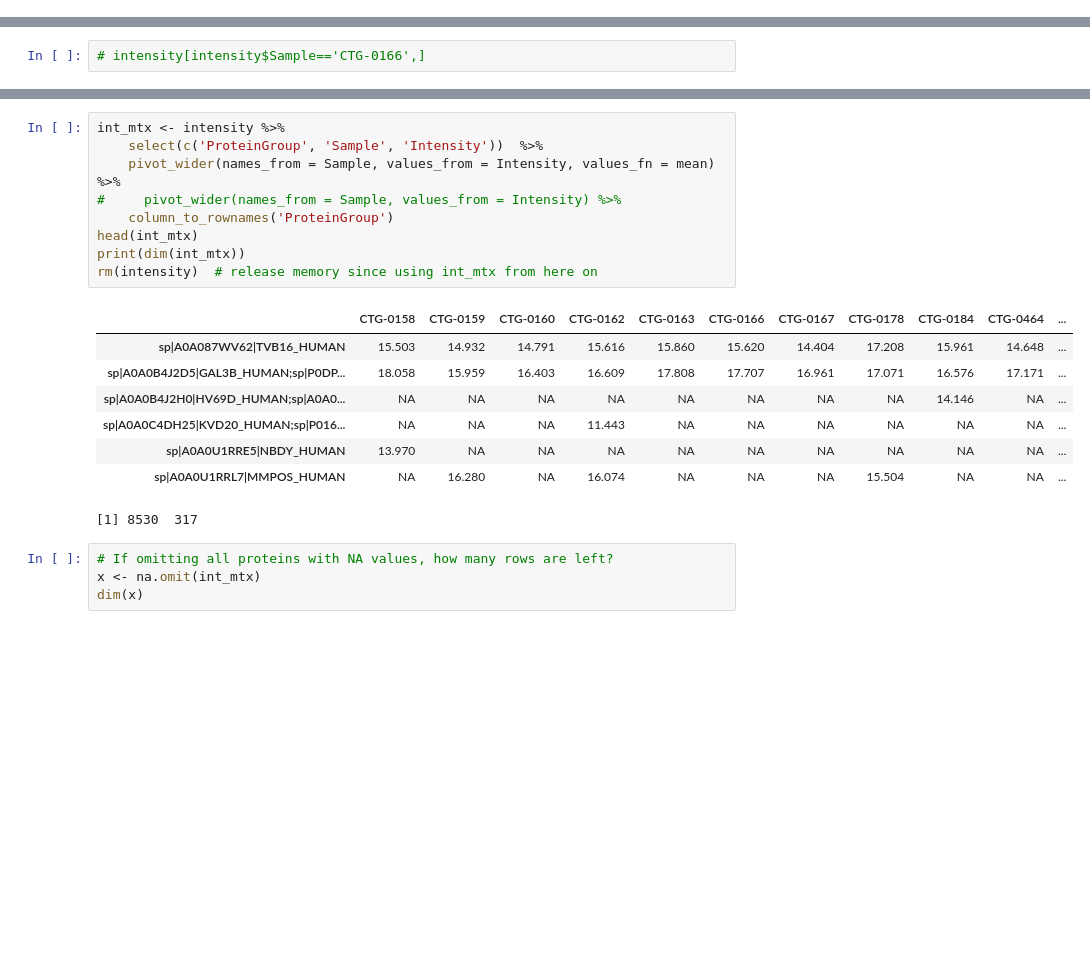
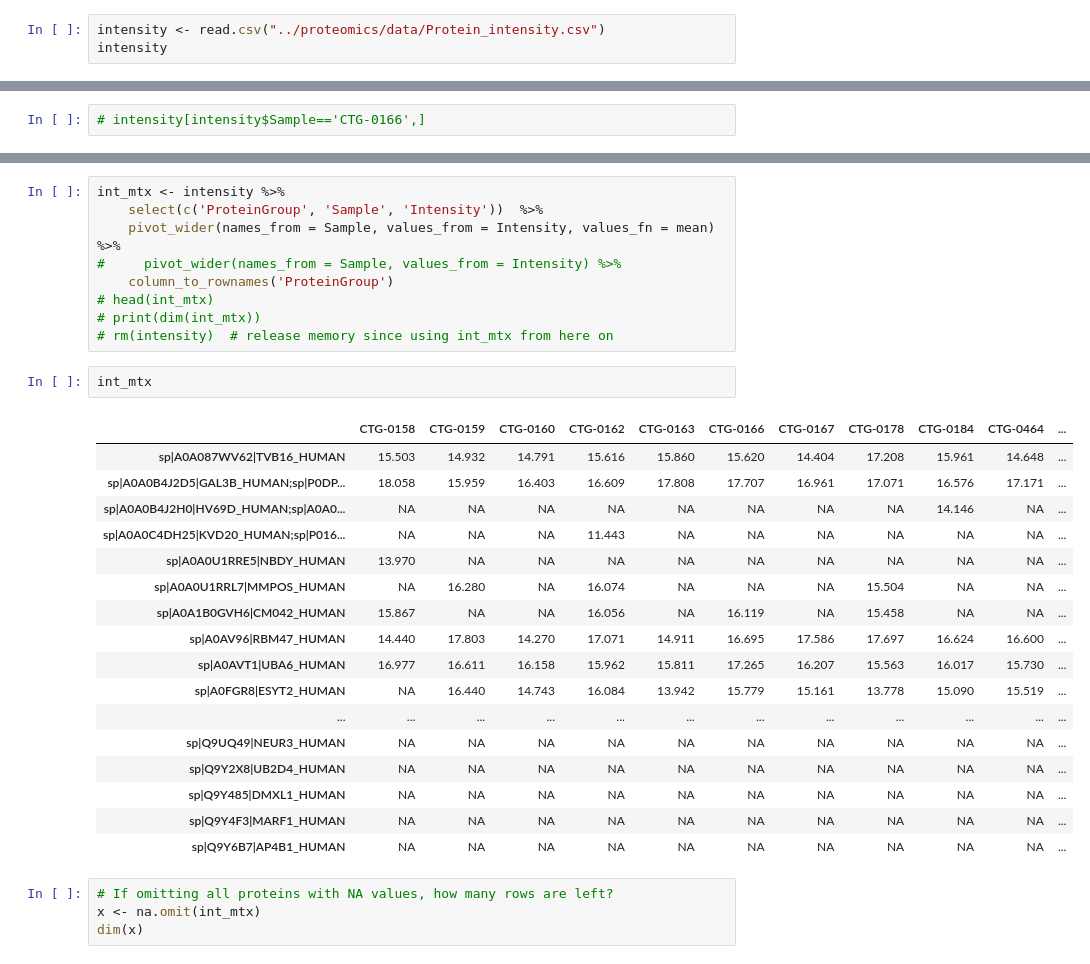
Before and after one commit to liorbey/lumin-workstation-materials, a Jupyter notebook: proteomics_data.ipynb, the cells around one changed output, grey strips where cells are left out. Saved outputs shown, nothing was run; the diff lists cells and outputs as text; blank space fills up the shorter version.

Commit message:
Update proteomics_data before deleting from this repo

```diff
--- a/proteomics_data.ipynb
+++ b/proteomics_data.ipynb
@@ -75,3 +75,6 @@ Possible reason: the original data have Inf. The R language calculated it to som
 # note: without filtering, the dimension is 1330824 rows
 intensity <- read.csv("../proteomics/data/Protein_intensity.csv")
 # %>% filter(Intensity > -3.0) # remove values that are too small - think if this is necessary
+# %%
+intensity <- read.csv("../proteomics/data/Protein_intensity.csv")
+intensity
@@ -100,18 +143,29 @@ int_mtx <- intensity %>%
     pivot_wider(names_from = Sample, values_from = Intensity, values_fn = mean) %>%
 #     pivot_wider(names_from = Sample, values_from = Intensity) %>%
     column_to_rownames('ProteinGroup')
-head(int_mtx)
-print(dim(int_mtx))
-rm(intensity)  # release memory since using int_mtx from here on
+# head(int_mtx)
+# print(dim(int_mtx))
+# rm(intensity)  # release memory since using int_mtx from here on
-# %% [output]
-|  | CTG-0158 | CTG-0159 | CTG-0160 | CTG-0162 | CTG-0163 | CTG-0166 | CTG-0167 | CTG-0178 | CTG-0184 | CTG-0464 | ... |
-| sp|A0A087WV62|TVB16_HUMAN | 15.503 | 14.932 | 14.791 | 15.616 | 15.860 | 15.620 | 14.404 | 17.208 | 15.961 | 14.648 | ... |
-| sp|A0A0B4J2D5|GAL3B_HUMAN;sp|P0DP... | 18.058 | 15.959 | 16.403 | 16.609 | 17.808 | 17.707 | 16.961 | 17.071 | 16.576 | 17.171 | ... |
-| sp|A0A0B4J2H0|HV69D_HUMAN;sp|A0A0... | NA | NA | NA | NA | NA | NA | NA | NA | 14.146 | NA | ... |
-| sp|A0A0C4DH25|KVD20_HUMAN;sp|P016... | NA | NA | NA | 11.443 | NA | NA | NA | NA | NA | NA | ... |
-| sp|A0A0U1RRE5|NBDY_HUMAN | 13.970 | NA | NA | NA | NA | NA | NA | NA | NA | NA | ... |
-| sp|A0A0U1RRL7|MMPOS_HUMAN | NA | 16.280 | NA | 16.074 | NA | NA | NA | 15.504 | NA | NA | ... |
-[1] 8530  317
+# %%
+int_mtx
+# %% [output]
+|  | CTG-0158 | CTG-0159 | CTG-0160 | CTG-0162 | CTG-0163 | CTG-0166 | CTG-0167 | CTG-0178 | CTG-0184 | CTG-0464 | ... |
+| sp|A0A087WV62|TVB16_HUMAN | 15.503 | 14.932 | 14.791 | 15.616 | 15.860 | 15.620 | 14.404 | 17.208 | 15.961 | 14.648 | ... |
+| sp|A0A0B4J2D5|GAL3B_HUMAN;sp|P0DP... | 18.058 | 15.959 | 16.403 | 16.609 | 17.808 | 17.707 | 16.961 | 17.071 | 16.576 | 17.171 | ... |
+| sp|A0A0B4J2H0|HV69D_HUMAN;sp|A0A0... | NA | NA | NA | NA | NA | NA | NA | NA | 14.146 | NA | ... |
+| sp|A0A0C4DH25|KVD20_HUMAN;sp|P016... | NA | NA | NA | 11.443 | NA | NA | NA | NA | NA | NA | ... |
+| sp|A0A0U1RRE5|NBDY_HUMAN | 13.970 | NA | NA | NA | NA | NA | NA | NA | NA | NA | ... |
+| sp|A0A0U1RRL7|MMPOS_HUMAN | NA | 16.280 | NA | 16.074 | NA | NA | NA | 15.504 | NA | NA | ... |
+| sp|A0A1B0GVH6|CM042_HUMAN | 15.867 | NA | NA | 16.056 | NA | 16.119 | NA | 15.458 | NA | NA | ... |
+| sp|A0AV96|RBM47_HUMAN | 14.440 | 17.803 | 14.270 | 17.071 | 14.911 | 16.695 | 17.586 | 17.697 | 16.624 | 16.600 | ... |
+| sp|A0AVT1|UBA6_HUMAN | 16.977 | 16.611 | 16.158 | 15.962 | 15.811 | 17.265 | 16.207 | 15.563 | 16.017 | 15.730 | ... |
+| sp|A0FGR8|ESYT2_HUMAN | NA | 16.440 | 14.743 | 16.084 | 13.942 | 15.779 | 15.161 | 13.778 | 15.090 | 15.519 | ... |
+| ... | ... | ... | ... | ... | ... | ... | ... | ... | ... | ... | ... |
+| sp|Q9UQ49|NEUR3_HUMAN | NA | NA | NA | NA | NA | NA | NA | NA | NA | NA | ... |
+| sp|Q9Y2X8|UB2D4_HUMAN | NA | NA | NA | NA | NA | NA | NA | NA | NA | NA | ... |
+| sp|Q9Y485|DMXL1_HUMAN | NA | NA | NA | NA | NA | NA | NA | NA | NA | NA | ... |
+| sp|Q9Y4F3|MARF1_HUMAN | NA | NA | NA | NA | NA | NA | NA | NA | NA | NA | ... |
+| sp|Q9Y6B7|AP4B1_HUMAN | NA | NA | NA | NA | NA | NA | NA | NA | NA | NA | ... |
 # %%
 # If omitting all proteins with NA values, how many rows are left?
 x <- na.omit(int_mtx)
```
Also changed, not shown: parts of 3 cells of this notebook.
